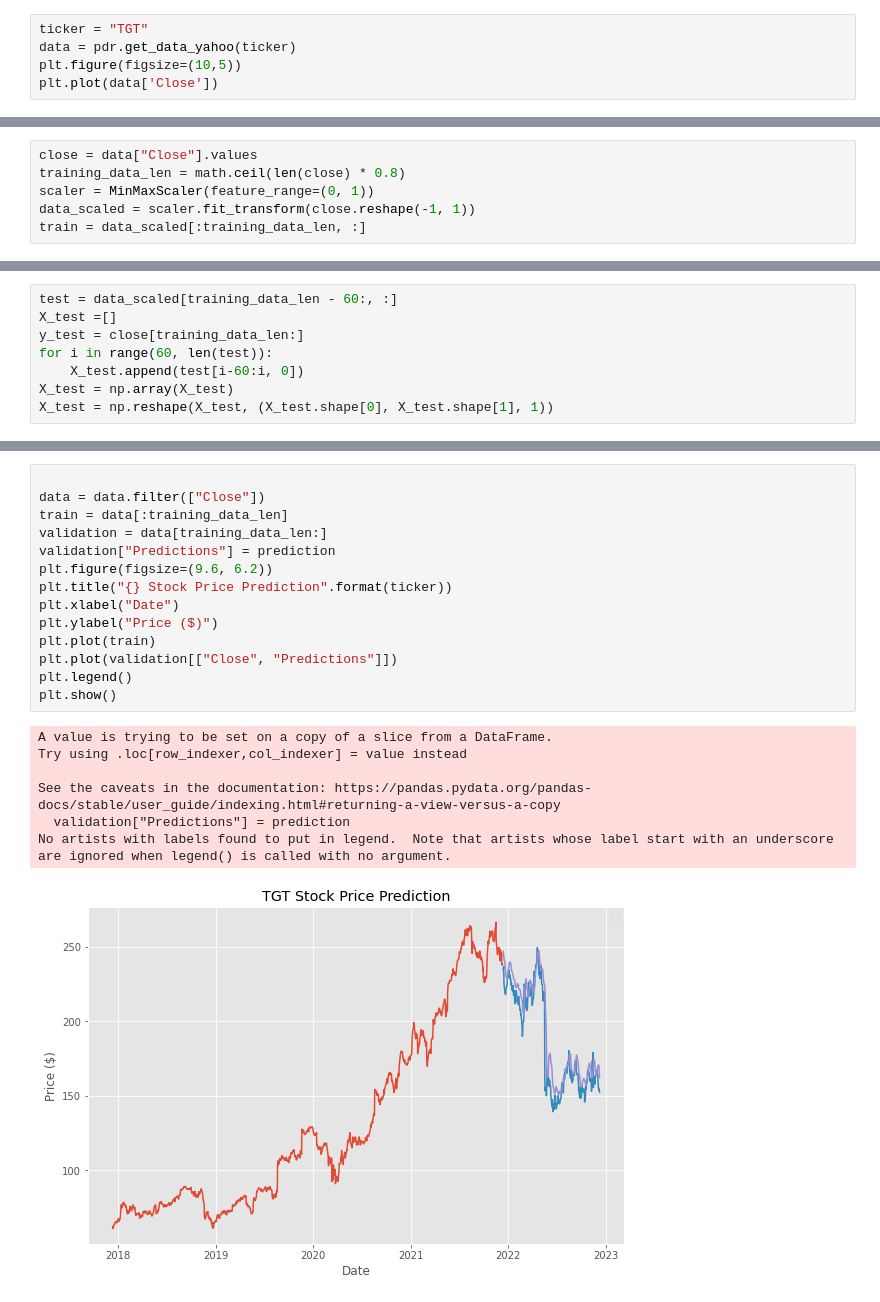
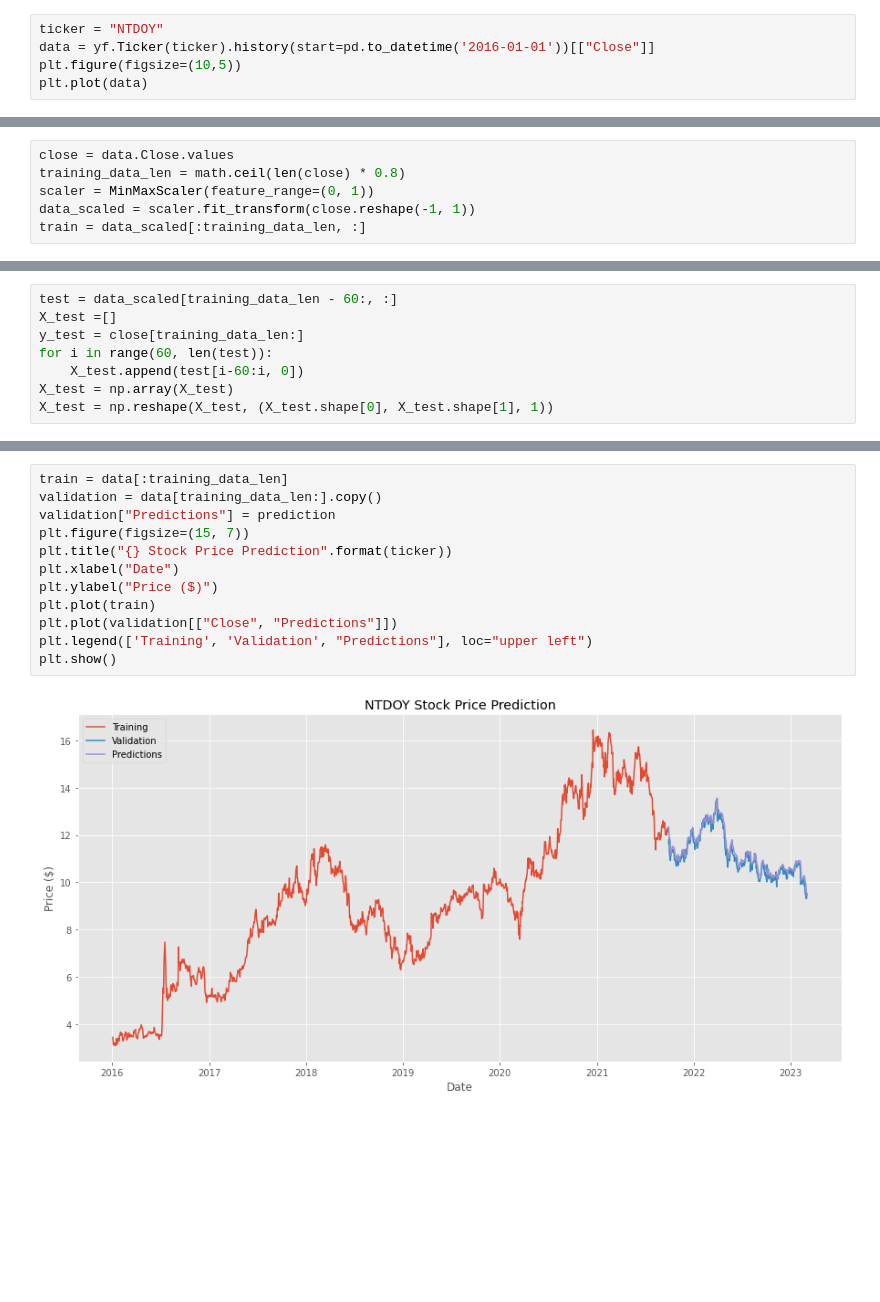
Before and after one commit to lucienqchen/sig, a Jupyter notebook: stock_lstm.ipynb, the cells around one changed output, grey strips where cells are left out. Saved outputs shown, nothing was run; the diff lists cells and outputs as text; blank space fills up the shorter version.

```diff
--- a/stock_lstm.ipynb
+++ b/stock_lstm.ipynb
@@ -16,8 +16,8 @@ plt.style.use("ggplot")
 To enable them in other operations, rebuild TensorFlow with the appropriate compiler flags.
 # %%
-ticker = "TGT"
-data = pdr.get_data_yahoo(ticker)
+ticker = "NTDOY"
+data = yf.Ticker(ticker).history(start=pd.to_datetime('2016-01-01'))[["Close"]]
 plt.figure(figsize=(10,5))
-plt.plot(data['Close'])
+plt.plot(data)
 # %% [output]
 [<matplotlib.lines.Line2D at 0x...>]
@@ -25,5 +25,5 @@ plt.plot(data['Close'])
 # %%
-close = data["Close"].values
+close = data.Close.values
 training_data_len = math.ceil(len(close) * 0.8)
 scaler = MinMaxScaler(feature_range=(0, 1))
 data_scaled = scaler.fit_transform(close.reshape(-1, 1))
@@ -89,22 +89,14 @@ rmse
 # %%
-
-data = data.filter(["Close"])
 train = data[:training_data_len]
-validation = data[training_data_len:]
+validation = data[training_data_len:].copy()
 validation["Predictions"] = prediction
-plt.figure(figsize=(9.6, 6.2))
+plt.figure(figsize=(15, 7))
 plt.title("{} Stock Price Prediction".format(ticker))
 plt.xlabel("Date")
 plt.ylabel("Price ($)")
 plt.plot(train)
 plt.plot(validation[["Close", "Predictions"]])
-plt.legend()
+plt.legend(['Training', 'Validation', "Predictions"], loc="upper left")
 plt.show()
 # %% [output]
-A value is trying to be set on a copy of a slice from a DataFrame.
-Try using .loc[row_indexer,col_indexer] = value instead
-
-See the caveats in the documentation: https://pandas.pydata.org/pandas-docs/stable/user_guide/indexing.html#returning-a-view-versus-a-copy
-  validation["Predictions"] = prediction
-No artists with labels found to put in legend.  Note that artists whose label start with an underscore are ignored when legend() is called with no argument.
-[figure, old version]
+[figure, new version]
```
Also changed, not shown: parts of 9 cells of this notebook, 3 other files.
